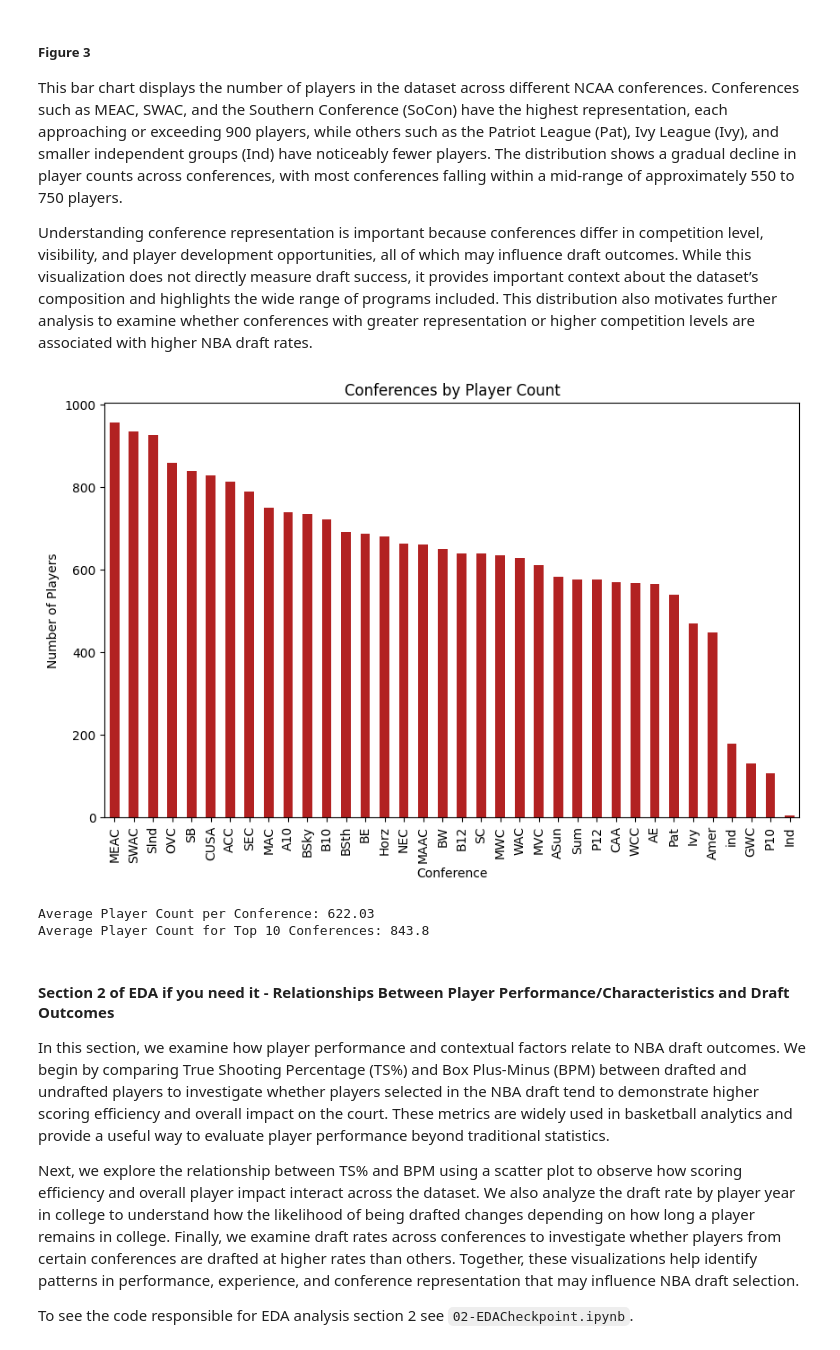
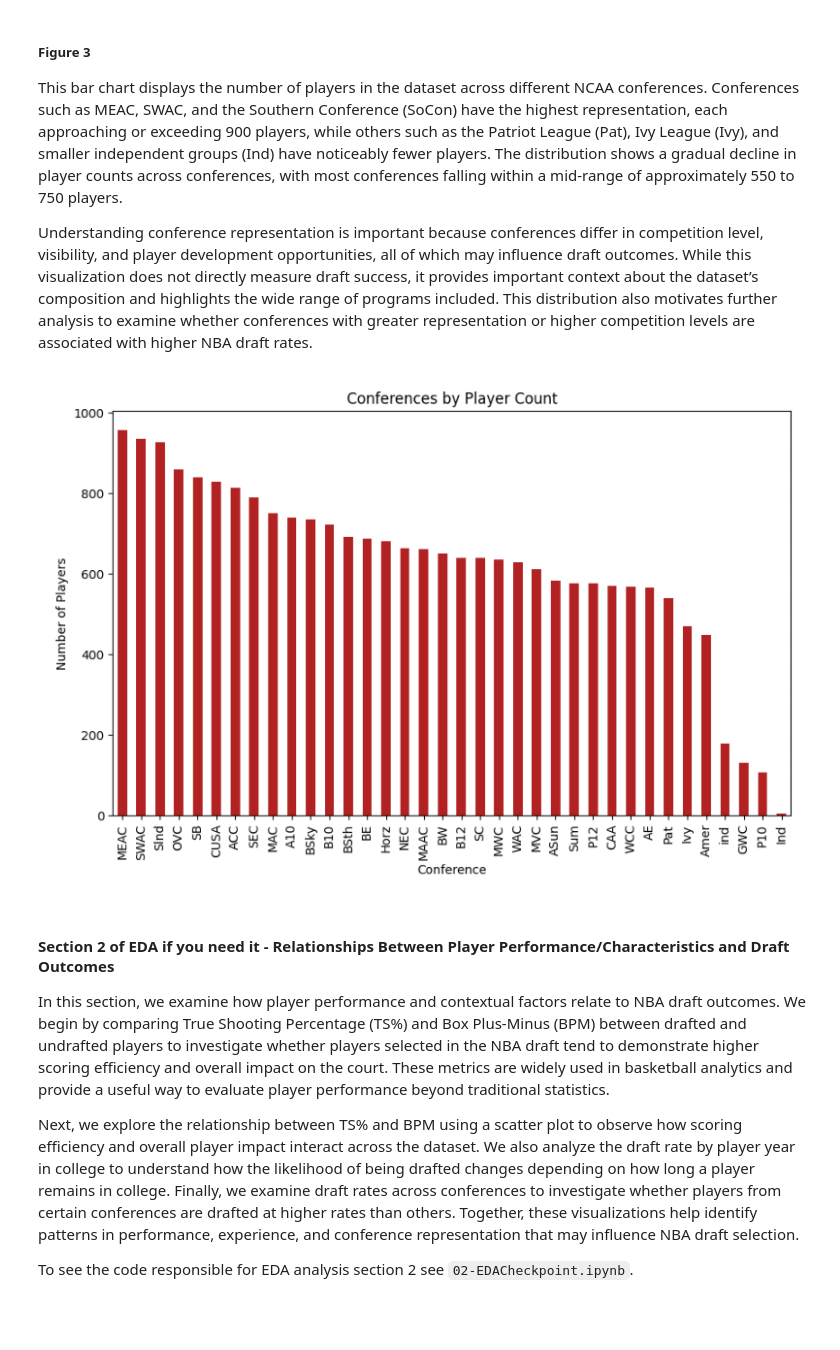
Before and after one commit to COGS108/Group044_WI26, a Jupyter notebook: 03-FinalProject.ipynb, the cells around one changed output. Drawn from its saved outputs; the diff is of its cells as text; code cells hidden in the pictures; blank space fills up the shorter version.

```diff
--- a/03-FinalProject.ipynb
+++ b/03-FinalProject.ipynb
@@ -262,27 +206,14 @@ The draft rate of players in the data set is: 2.7%
 This bar chart displays the number of players in the dataset across different NCAA conferences. Conferences such as MEAC, SWAC, and the Southern Conference (SoCon) have the highest representation, each approaching or exceeding 900 players, while others such as the Patriot League (Pat), Ivy League (Ivy), and smaller independent groups (Ind) have noticeably fewer players. The distribution shows a gradual decline in player counts across conferences, with most conferences falling within a mid-range of approximately 550 to 750 players.
 
 Understanding conference representation is important because conferences differ in competition level, visibility, and player development opportunities, all of which may influence draft outcomes. While this visualization does not directly measure draft success, it provides important context about the dataset’s composition and highlights the wide range of programs included. This distribution also motivates further analysis to examine whether conferences with greater representation or higher competition levels are associated with higher NBA draft rates.
-# %%
-conf_player_counts = cleaned_df['conf'].value_counts()
-top_conferences = conf_player_counts.head(10)
-
-plt.figure(figsize=(10,6))
-conf_player_counts.plot(kind='bar', color="firebrick")
-plt.title('Conferences by Player Count')
-plt.xlabel('Conference')
-plt.ylabel('Number of Players')
-
-plt.show()
-# %% [output]
-[figure, removed]
-# %%
-avg_conf_player_count = conf_player_counts.mean()
-avg_top_conferences = top_conferences.mean()
-print(f"Average Player Count per Conference: {np.round(avg_conf_player_count, 2)}")
-print(f"Average Player Count for Top 10 Conferences: {np.round(avg_top_conferences, 2)}")
-# %% [output]
-Average Player Count per Conference: 622.03
-Average Player Count for Top 10 Conferences: 843.8
+# %%
+img = mpimg.imread("results/conference_playercounts.png")
+plt.figure(figsize=(10,8))
+plt.imshow(img)
+plt.axis('off')
+plt.show()
+# %% [output]
+[figure, added]
 # %% [markdown]
 #### Section 2 of EDA if you need it  - Relationships Between Player Performance/Characteristics and Draft Outcomes
 
```
Also changed, not shown: parts of 24 cells of this notebook.
